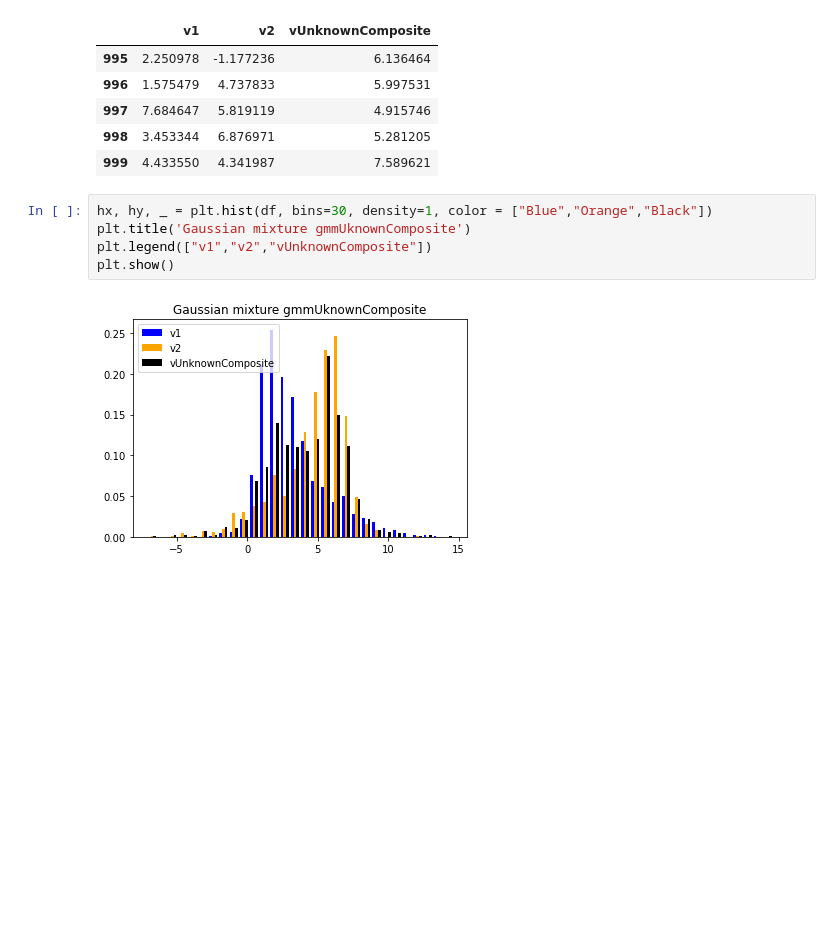
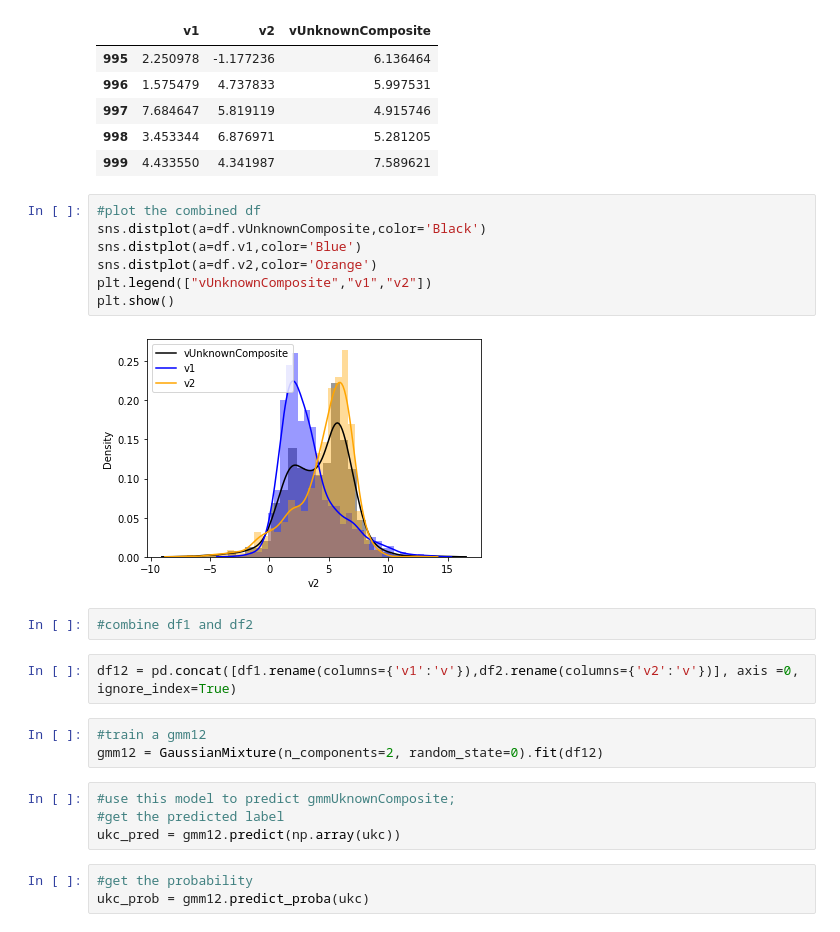
Before and after one commit to YuanEldaif/STA7722, a Jupyter notebook: STA7722 Assignment1 B2.3.ipynb, the cells around one changed output. Saved outputs shown, nothing was run; the diff lists cells and outputs as text; blank space fills up the shorter version.

```diff
--- a/STA7722 Assignment1 B2.3.ipynb
+++ b/STA7722 Assignment1 B2.3.ipynb
@@ -74,10 +136,26 @@ df.tail()
 | 997 | 7.684647 | 5.819119 | 4.915746 |
 | 998 | 3.453344 | 6.876971 | 5.281205 |
 | 999 | 4.433550 | 4.341987 | 7.589621 |
-# %%
-hx, hy, _ = plt.hist(df, bins=30, density=1, color = ["Blue","Orange","Black"])
-plt.title('Gaussian mixture gmmUknownComposite')
-plt.legend(["v1","v2","vUnknownComposite"])
-plt.show()
-# %% [output]
-[figure, removed]
+# %%
+#plot the combined df
+sns.distplot(a=df.vUnknownComposite,color='Black')
+sns.distplot(a=df.v1,color='Blue')
+sns.distplot(a=df.v2,color='Orange')
+plt.legend(["vUnknownComposite","v1","v2"])
+plt.show()
+# %% [output]
+[figure, added]
+# %%
+#combine df1 and df2
+# %%
+df12 = pd.concat([df1.rename(columns={'v1':'v'}),df2.rename(columns={'v2':'v'})], axis =0, ignore_index=True)
+# %%
+#train a gmm12
+gmm12 = GaussianMixture(n_components=2, random_state=0).fit(df12)
+# %%
+#use this model to predict gmmUknownComposite;
+#get the predicted label
+ukc_pred = gmm12.predict(np.array(ukc))
+# %%
+#get the probability
+ukc_prob = gmm12.predict_proba(ukc)
```
Also changed, not shown: parts of 14 cells of this notebook.
